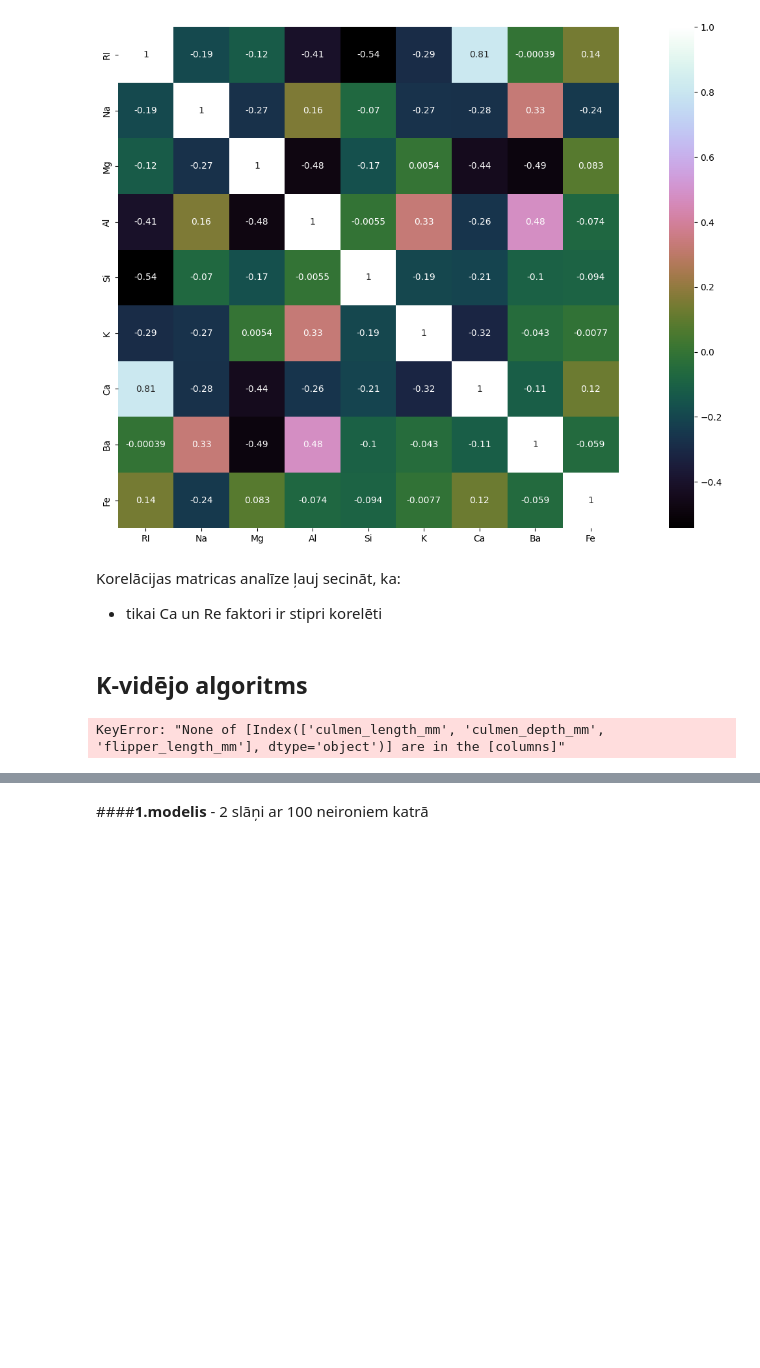
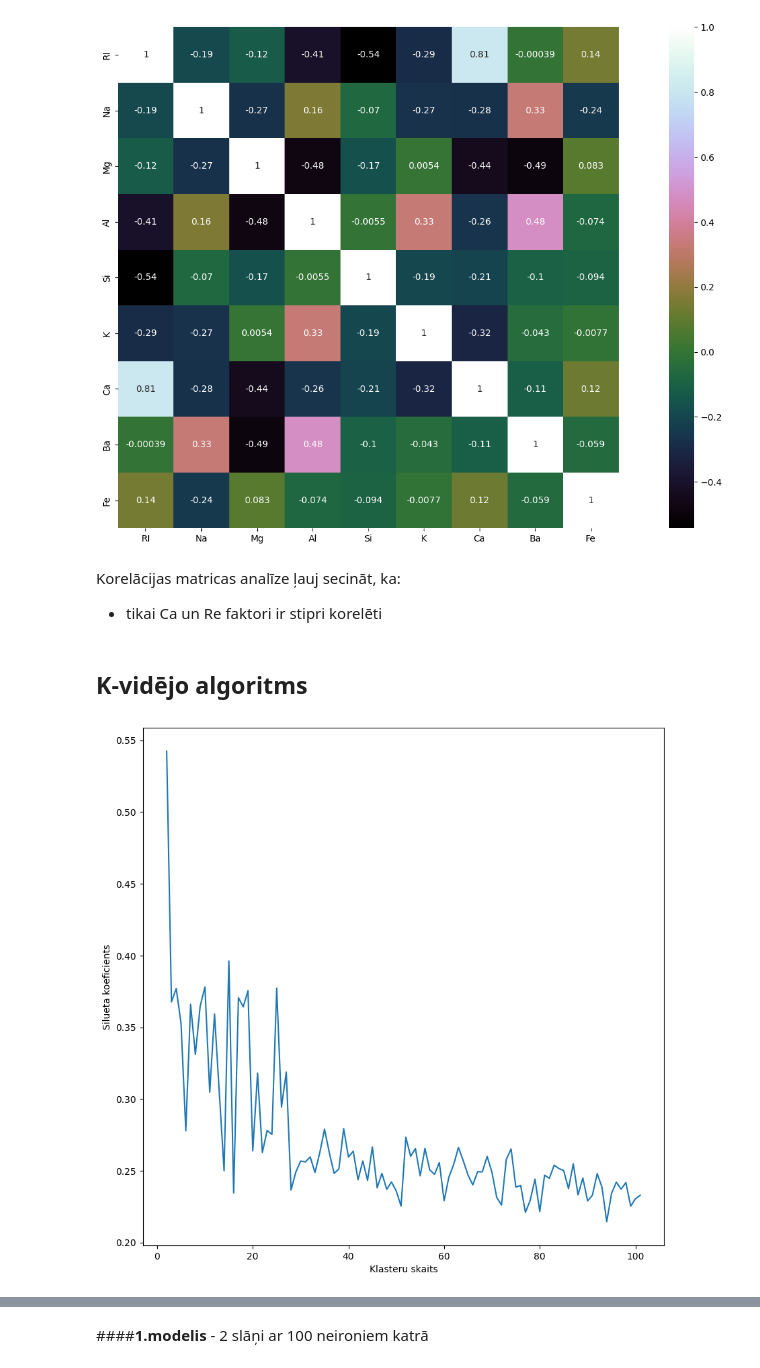
Before and after one commit to ShpionLV/46_Kode, a Jupyter notebook: 46_Kods.ipynb, the cells around one changed output, grey strips where cells are left out. Cells and saved outputs as stored; diff of their text form; code cells hidden in the pictures; blank space fills up the shorter version.

```diff
--- a/46_Kods.ipynb
+++ b/46_Kods.ipynb
@@ -200,33 +231,40 @@ sns.heatmap(korelacijas_matrica,vmax=1,square=True,annot=True,cmap='cubehelix')
 [figure]
 # %% [markdown]
 Korelācijas matricas analīze ļauj secināt, ka:
-* tikai Ca un Re faktori ir stipri korelēti
+
+- tikai Ca un Re faktori ir stipri korelēti
 # %% [markdown]
-K-vidējo algoritms
----
+## K-vidējo algoritms
 # %%
-#algoritma izmantošanai nepieciešamo bibliotēku ielāde
+# algoritma izmantošanai nepieciešamo bibliotēku ielāde
 from sklearn.cluster import KMeans
 from sklearn import metrics
-#tiek atlasīta datu kopa klasterizācijas uzdevumam, ietverot tajā 3 atribūtus no normalizētas datu kopas
-darba_datu_kopa_klasterizacijai_3_pazimes = darba_datu_kopa[['culmen_length_mm','culmen_depth_mm','flipper_length_mm']]
-#Silueta koeficienta vērtību saraksta izveide
+
+# tiek atlasīta datu kopa klasterizācijas uzdevumam, ietverot tajā 8 atribūtus no normalizētas datu kopas
+darba_datu_kopa_klasterizacijai_8_pazimes = darba_datu_kopa[
+    ["Na", "Mg", "Al", "Si", "K", "Ca", "Ba", "Fe"]
+]
+# Silueta koeficienta vērtību saraksta izveide
 Silueta_koeficients = []
-#tiek realizēts cikls ar 6 iterācijām (6 dažādām klasteru skaita vērtībām)
-#šajā gadījumā 1 klasteris netiek apskatīts, jo tam nav jēgas silueta koeficienta aprēķinā
-for i in range(2,6):
-   #Kmeans klasterizācijas modeļa izveide, kur veidojamo klasteru skaits (n_clusters) ir vienāds ar cikla iterācijas numuru (2, 3..)
-   kmeans_modelis = KMeans(n_clusters = i, init = "k-means++")
-   #Kmeans modeļa apmācība, izmantojot atlasīto datu kopu ar trim atribūtiem
-   kmeans_modelis.fit(darba_datu_kopa_klasterizacijai_3_pazimes)
-   #Silueta koeficients tiek aprēķināts, ņemot par pamatu iepriekš atlasīto datu kopu ar trim atribūtiem no normalizētas datu kopas
-   Silueta_koeficients.append(metrics.silhouette_score(darba_datu_kopa_klasterizacijai_3_pazimes, kmeans_modelis.labels_))
-#iegūto rezultātu vizuālā attēlošana
-plt.figure(figsize=(4,4))
-plt.plot(range(2,6), Silueta_koeficients)
-plt.xlabel('Klasteru skaits')
-plt.ylabel('Silueta koeficients')
+# tiek realizēts cikls ar 100 iterācijām ( 100 dažādām klasteru skaita vērtībām)
+# šajā gadījumā 1 klasteris netiek apskatīts, jo tam nav jēgas silueta koeficienta aprēķinā
+for i in range(2, 102):
+    # Kmeans klasterizācijas modeļa izveide, kur veidojamo klasteru skaits (n_clusters) ir vienāds ar cikla iterācijas numuru (2, 3..)
+    kmeans_modelis = KMeans(n_clusters=i, init="k-means++")
+    # Kmeans modeļa apmācība, izmantojot atlasīto datu kopu ar trim atribūtiem
+    kmeans_modelis.fit(darba_datu_kopa_klasterizacijai_8_pazimes)
+    # Silueta koeficients tiek aprēķināts, ņemot par pamatu iepriekš atlasīto datu kopu ar trim atribūtiem no normalizētas datu kopas
+    Silueta_koeficients.append(
+        metrics.silhouette_score(
+            darba_datu_kopa_klasterizacijai_8_pazimes, kmeans_modelis.labels_
+        )
+    )
+# iegūto rezultātu vizuālā attēlošana
+plt.figure(figsize=(10, 10))
+plt.plot(range(2, 102), Silueta_koeficients)
+plt.xlabel("Klasteru skaits")
+plt.ylabel("Silueta koeficients")
 plt.show()
 # %% [output]
-KeyError: "None of [Index(['culmen_length_mm', 'culmen_depth_mm', 'flipper_length_mm'], dtype='object')] are in the [columns]"
+[figure, added]
 # %%
```
Also changed, not shown: parts of 26 cells of this notebook.
